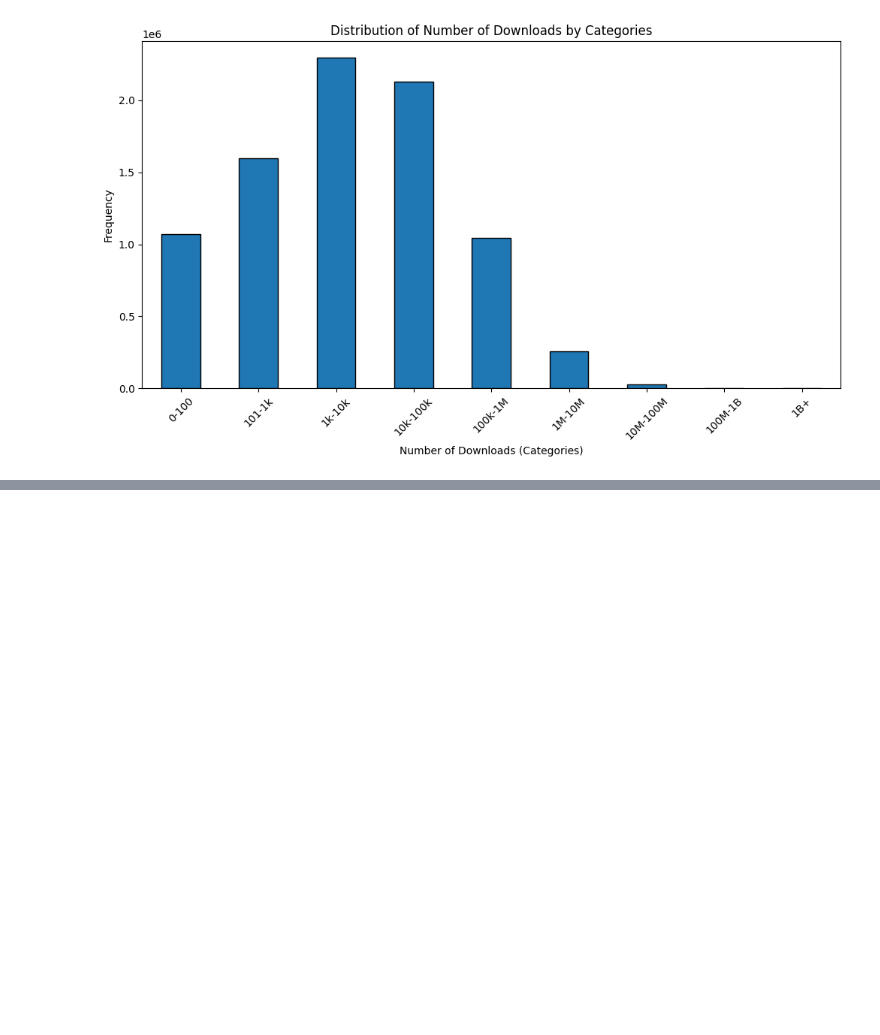
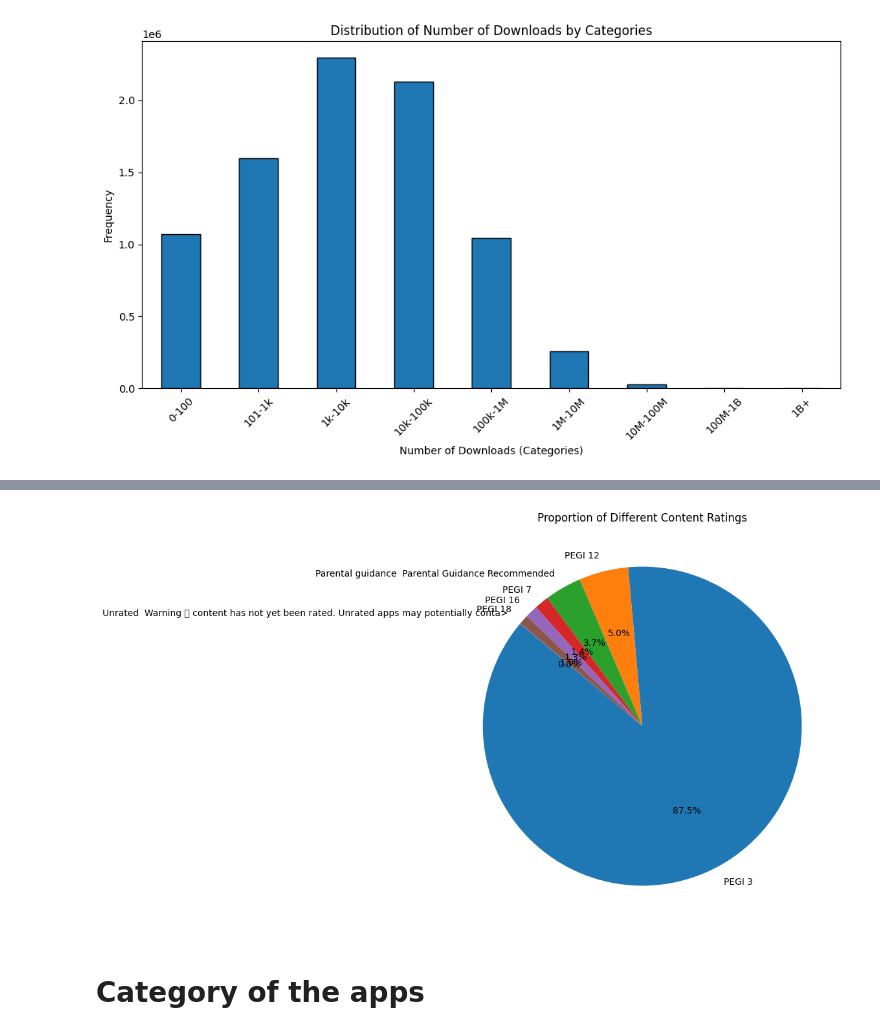
Before and after one commit to kevinmout/SBM, a Jupyter notebook: EDA.ipynb, the cells around one changed output, grey strips where cells are left out. Saved outputs shown, nothing was run; the diff lists cells and outputs as text; code cells hidden in the pictures; blank space fills up the shorter version.

```diff
--- a/EDA.ipynb
+++ b/EDA.ipynb
@@ -204,0 +302,19 @@ array(['Entertainment', 'Tools', 'Books & Reference', 'Puzzle', 'Sports',
+# %%
+# Applying the regex matching approach to the 'content_rating_app' column in df_content
+df_rating = df_new
+
+df_rating["content_rating_app"] = [
+    match.group() if (match := re.match(r'PEGI (3|7|12|16|18)', item)) else item
+    for item in df_rating["content_rating_app"]
+]
+# %%
+plt.figure(figsize=(8, 8))
+content_rating_counts = df_rating["content_rating_app"].value_counts(normalize=True) * 100  # percentage
+content_rating_counts.plot(kind='pie', autopct='%1.1f%%', startangle=140)
+plt.title("Proportion of Different Content Ratings")
+plt.ylabel("")  # Hide y-axis label for cleaner look
+plt.show()
+# %% [output]
+[figure, added]
+# %% [markdown]
+# Category of the apps
```
Also changed, not shown: parts of 50 cells of this notebook, 1 other file.
